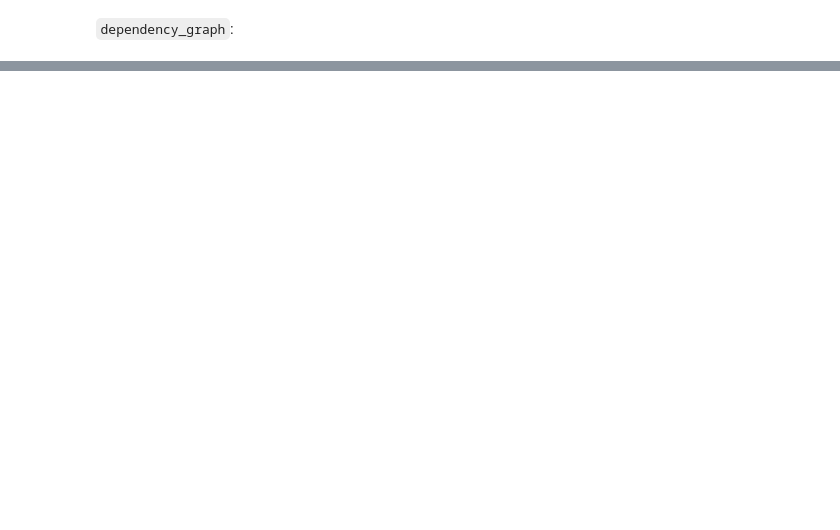
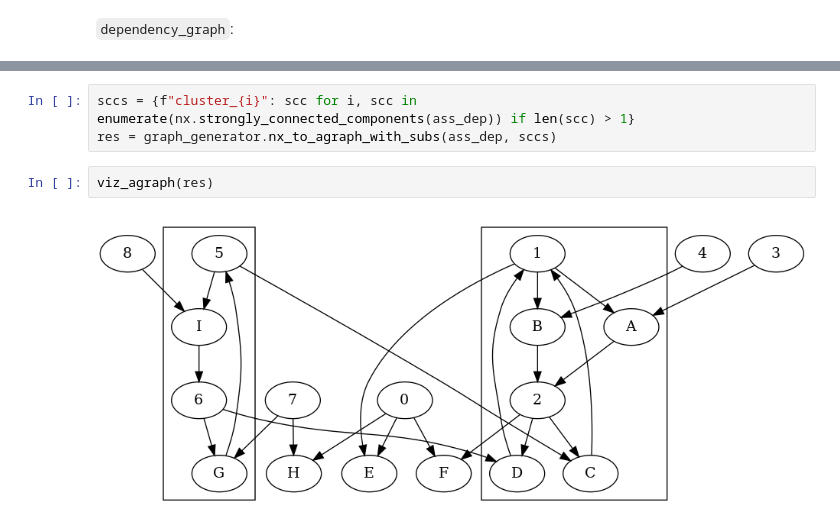
Before and after one commit to ArdooTala/Recon_Clustering, a Jupyter notebook: process.ipynb, the cells around one changed output, grey strips where cells are left out. Saved outputs shown, nothing was run; the diff lists cells and outputs as text; blank space fills up the shorter version.

```diff
--- a/process.ipynb
+++ b/process.ipynb
@@ -60,0 +61,7 @@ vis_graph(ass_dep)
+# %%
+sccs = {f"cluster_{i}": scc for i, scc in enumerate(nx.strongly_connected_components(ass_dep)) if len(scc) > 1}
+res = graph_generator.nx_to_agraph_with_subs(ass_dep, sccs)
+# %%
+viz_agraph(res)
+# %% [output]
+[figure, added]
```
Also changed, not shown: parts of 6 cells of this notebook, 2 other files.
